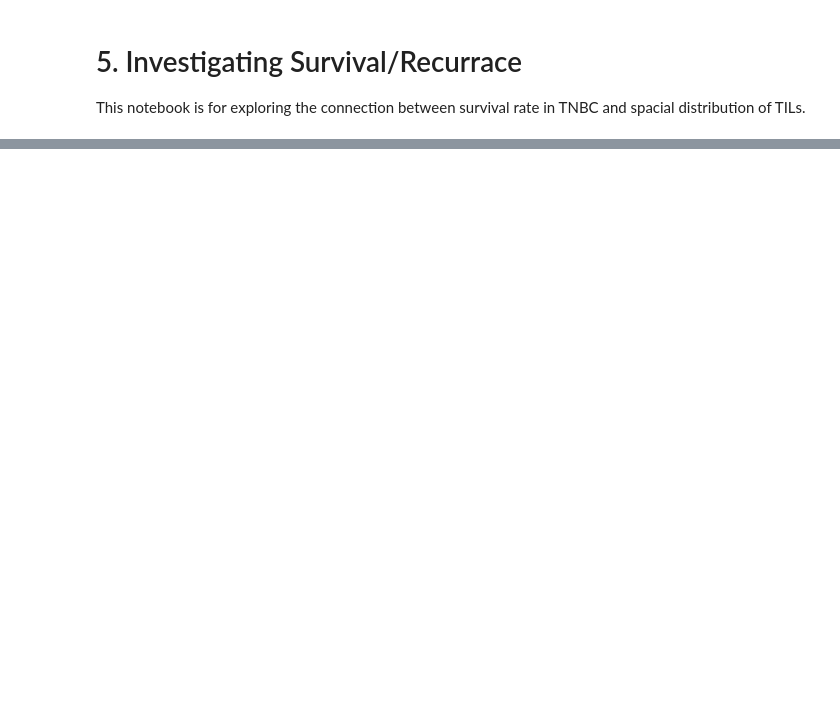
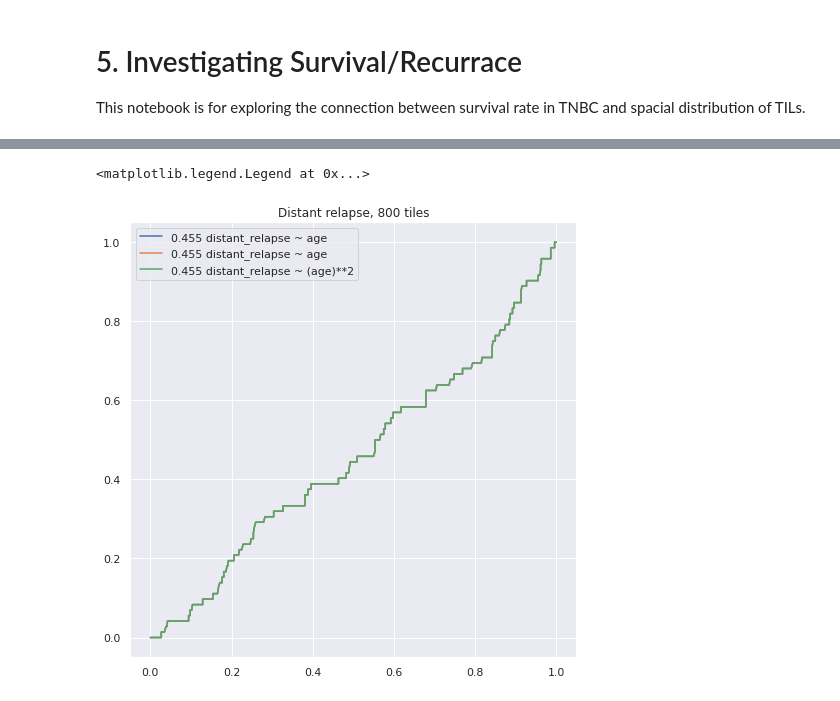
Before and after one commit to karvla/histosnet, a Jupyter notebook: notebooks/5. Investigating Survival.ipynb, the cells around one changed output, grey strips where cells are left out. Saved outputs shown, nothing was run; the diff lists cells and outputs as text; code cells hidden in the pictures; blank space fills up the shorter version.

```diff
--- a/notebooks/5. Investigating Survival.ipynb
+++ b/notebooks/5. Investigating Survival.ipynb
@@ -262,12 +236,27 @@ from imblearn.under_sampling import RandomUnderSampler
 from imblearn.pipeline import Pipeline
 from sklearn.preprocessing import PolynomialFeatures
 
+from sklearn.preprocessing import StandardScaler
+from sklearn.datasets import make_moons, make_circles, make_classification
+from sklearn.neural_network import MLPClassifier
+from sklearn.neighbors import KNeighborsClassifier
+from sklearn.svm import SVC
+from sklearn.gaussian_process import GaussianProcessClassifier
+from sklearn.gaussian_process.kernels import RBF
+from sklearn.tree import DecisionTreeClassifier
+from sklearn.ensemble import RandomForestClassifier, AdaBoostClassifier
+from sklearn.naive_bayes import GaussianNB
+from sklearn.discriminant_analysis import QuadraticDiscriminantAnalysis
+
 
 def _results_to_pandas(summary):
     return pd.read_html(summary.tables[1].as_html(), header=0, index_col=0)[0]
 
+def logit(x_train, y_train, x_val, y_val):
+    model = sm.Logit(y_train, x_train).fit(disp=False)
+    return model.predict(x_val)
 
-def logit(y, X):
+def cross_validation(y, X, model = logit):
     undersample = RandomUnderSampler(sampling_strategy=1.0, random_state=1)
     oversample = SMOTE(sampling_strategy=0.4, random_state=1)
 
@@ -287,13 +276,9 @@ def logit(y, X):
             x_train, x_val = X_train_val[train_idx], X_train_val[val_idx]
             y_train, y_val = y_train_val[train_idx], y_train_val[val_idx]
 
-
             #x_train, y_train = pipeline.fit_resample(x_train, y_train)
 
-            #model = sm.Logit(y_train, x_train).fit(disp=False)
-            model = RandomForestClassifier()
-            model.fit(x_train, y_train.ravel())
-            y_pred = model.predict(x_val)
+            y_pred = model(x_train, y_train, x_val, y_val)
             true.extend(list(y_val))
             pred.extend(list(y_pred))
             #summaries.append(_results_to_pandas(model.summary()))
@@ -426 +377,11 @@ df2
+# %%
+plt.figure(figsize=(8,8))
+sns.set()
+plt.title("Distant relapse, 800 tiles")
+for n, row in df_distant.iloc[:3].iterrows():
+    plt.plot(*row["roc"], label=f"{round(row['AUC'],3)} {row['formula']}")
+plt.legend()
+# %% [output]
+<matplotlib.legend.Legend at 0x...>
+[figure, added]
 # %%
```
Also changed, not shown: parts of 26 cells of this notebook.
